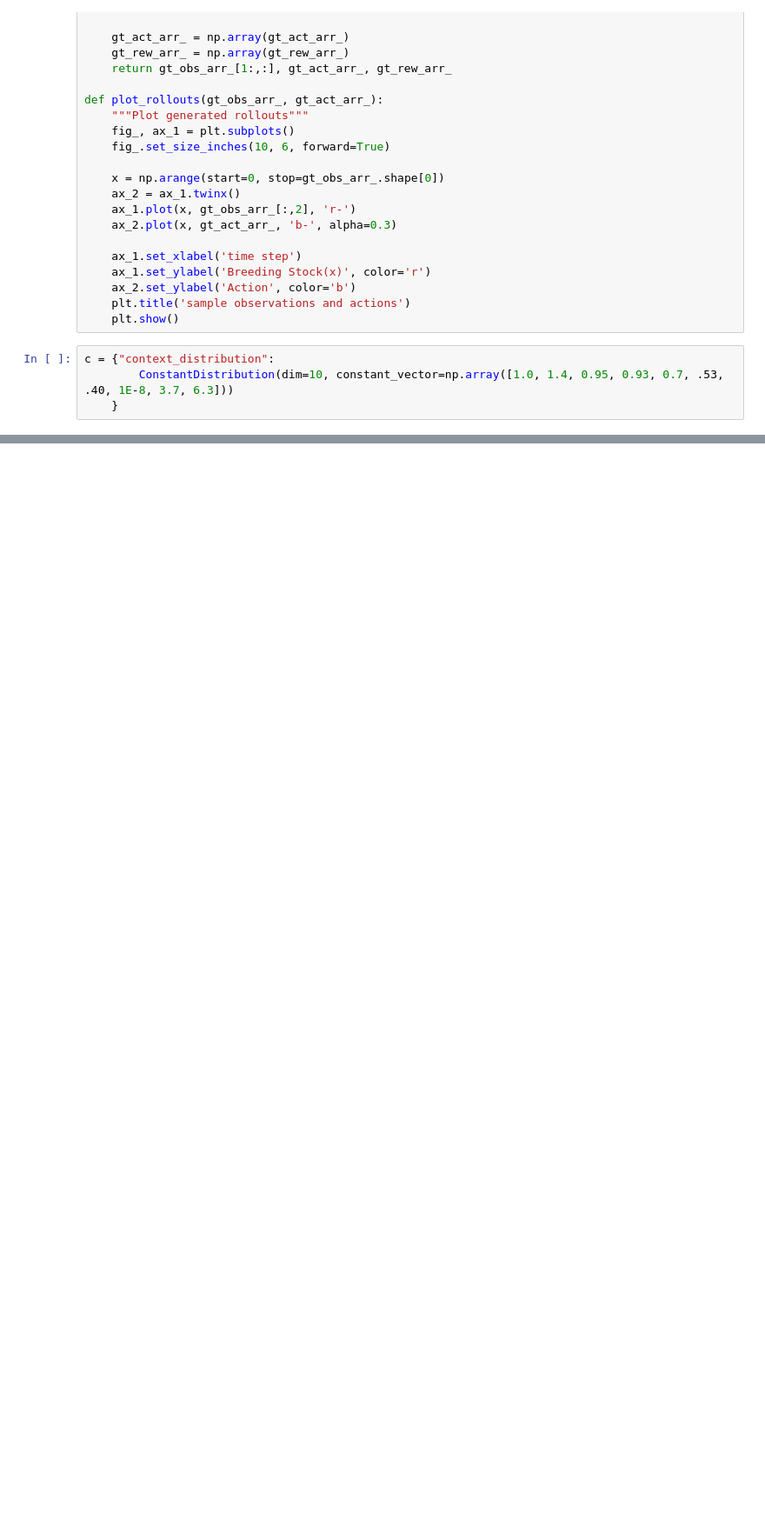
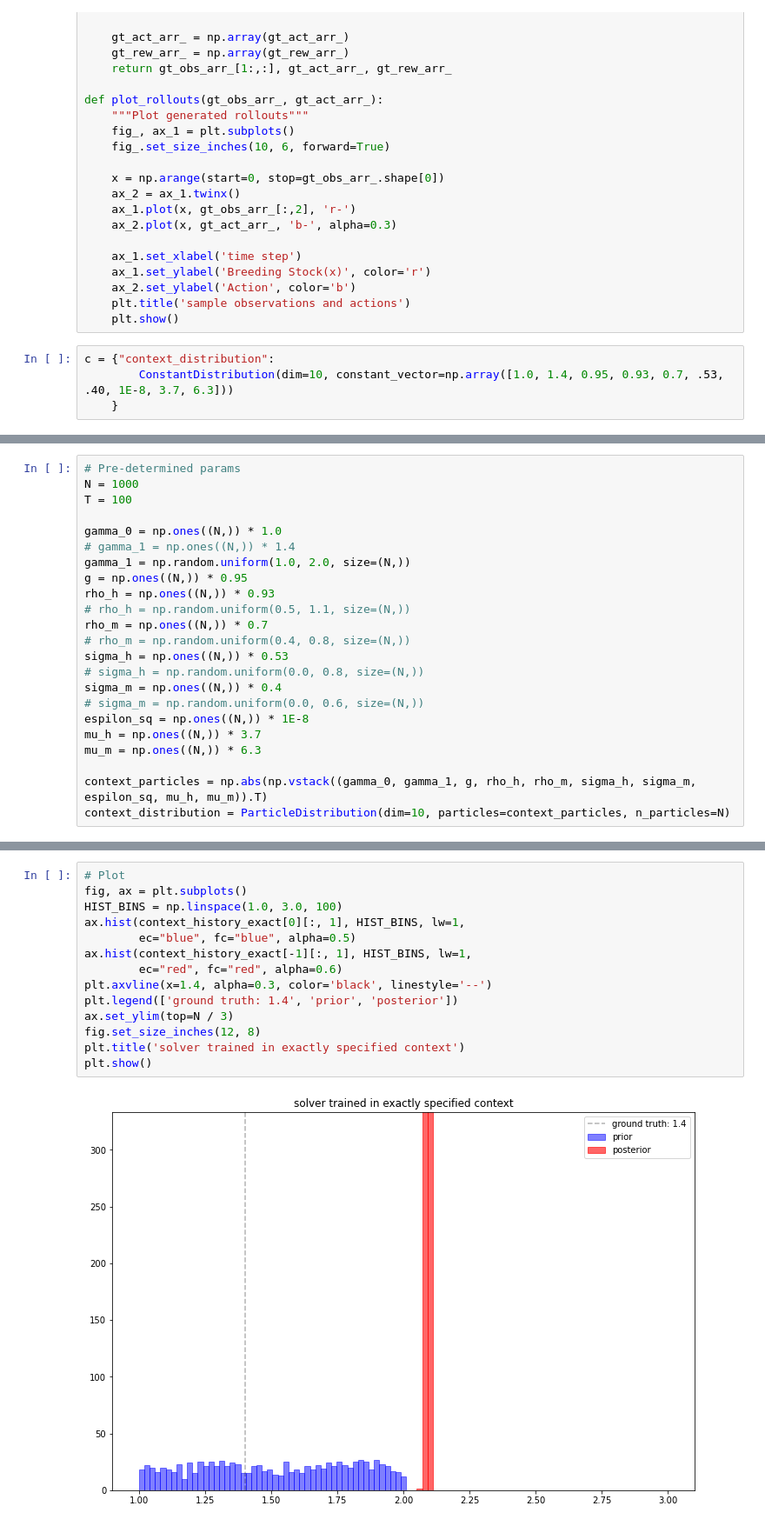
Before and after one commit to zhenghaojiang/cmdp, a Jupyter notebook: context_cattle.ipynb, the cells around one changed output, grey strips where cells are left out. Shown at 87% size. Drawn from its saved outputs; the diff is of its cells as text; blank space fills up the shorter version.

```diff
--- a/context_cattle.ipynb
+++ b/context_cattle.ipynb
@@ -164,0 +240,23 @@ plt.axvline(x=100, alpha=0.3, color='black', linestyle='--')
+# %%
+# Pre-determined params
+N = 1000
+T = 100
+
+gamma_0 = np.ones((N,)) * 1.0
+# gamma_1 = np.ones((N,)) * 1.4
+gamma_1 = np.random.uniform(1.0, 2.0, size=(N,))
+g = np.ones((N,)) * 0.95
+rho_h = np.ones((N,)) * 0.93
+# rho_h = np.random.uniform(0.5, 1.1, size=(N,))
+rho_m = np.ones((N,)) * 0.7
+# rho_m = np.random.uniform(0.4, 0.8, size=(N,))
+sigma_h = np.ones((N,)) * 0.53
+# sigma_h = np.random.uniform(0.0, 0.8, size=(N,))
+sigma_m = np.ones((N,)) * 0.4
+# sigma_m = np.random.uniform(0.0, 0.6, size=(N,))
+espilon_sq = np.ones((N,)) * 1E-8
+mu_h = np.ones((N,)) * 3.7
+mu_m = np.ones((N,)) * 6.3
+
+context_particles = np.abs(np.vstack((gamma_0, gamma_1, g, rho_h, rho_m, sigma_h, sigma_m, espilon_sq, mu_h, mu_m)).T)
+context_distribution = ParticleDistribution(dim=10, particles=context_particles, n_particles=N)
@@ -165 +279,17 @@ plt.axvline(x=100, alpha=0.3, color='black', linestyle='--')
+# %%
+# Plot
+fig, ax = plt.subplots()
+HIST_BINS = np.linspace(1.0, 3.0, 100)
+ax.hist(context_history_exact[0][:, 1], HIST_BINS, lw=1,
+        ec="blue", fc="blue", alpha=0.5)
+ax.hist(context_history_exact[-1][:, 1], HIST_BINS, lw=1,
+        ec="red", fc="red", alpha=0.6)
+plt.axvline(x=1.4, alpha=0.3, color='black', linestyle='--')
+plt.legend(['ground truth: 1.4', 'prior', 'posterior'])
+ax.set_ylim(top=N / 3)
+fig.set_size_inches(12, 8)
+plt.title('solver trained in exactly specified context')
+plt.show()
+# %% [output]
+[figure, added]
 # %%
```
Also changed, not shown: parts of 14 cells of this notebook, 5 other files.
